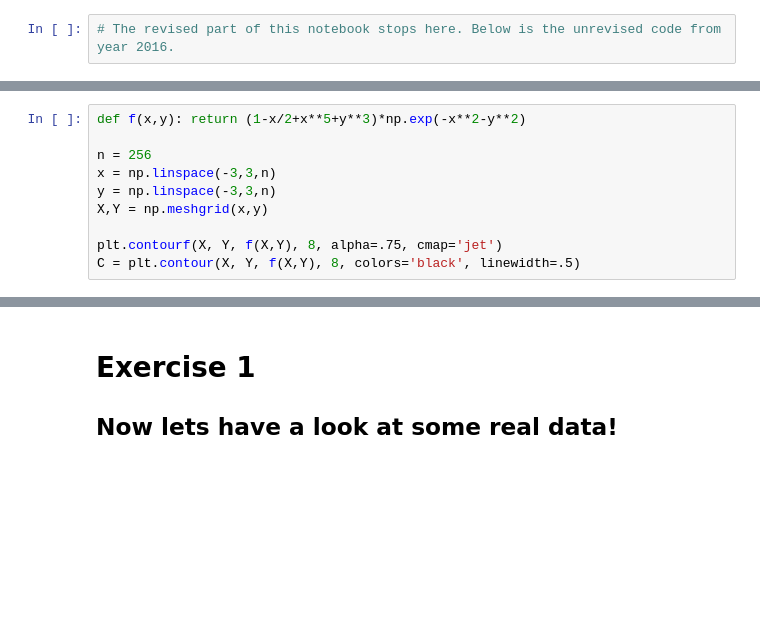
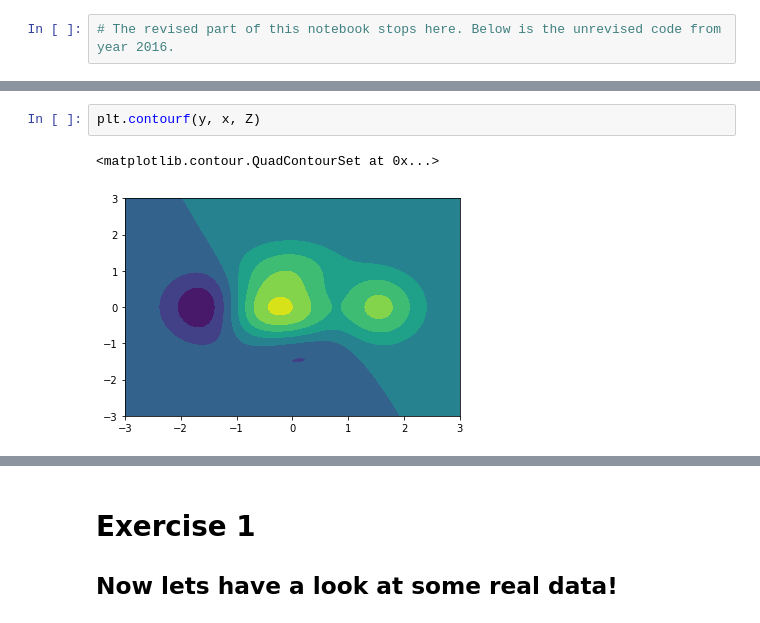
Before and after one commit to ueapy/pythoncourse2018-materials, a Jupyter notebook: notebooks/15-Matplotlib.ipynb, the cells around one changed output, grey strips where cells are left out. Drawn from its saved outputs; the diff is of its cells as text; blank space fills up the shorter version.

```diff
--- a/notebooks/15-Matplotlib.ipynb
+++ b/notebooks/15-Matplotlib.ipynb
@@ -452,10 +494,0 @@ SyntaxError: 'break' outside loop (<ipython-input-44-6aaf1f276005>, line 1)
-# %%
-def f(x,y): return (1-x/2+x**5+y**3)*np.exp(-x**2-y**2)
-
-n = 256
-x = np.linspace(-3,3,n)
-y = np.linspace(-3,3,n)
-X,Y = np.meshgrid(x,y)
-
-plt.contourf(X, Y, f(X,Y), 8, alpha=.75, cmap='jet')
-C = plt.contour(X, Y, f(X,Y), 8, colors='black', linewidth=.5)
@@ -463,0 +509,5 @@ C = plt.contour(X, Y, f(X,Y), 8, colors='black', linewidth=.5)
+# %%
+plt.contourf(y, x, Z)
+# %% [output]
+<matplotlib.contour.QuadContourSet at 0x...>
+[figure, added]
```
Also changed, not shown: parts of 44 cells of this notebook.
